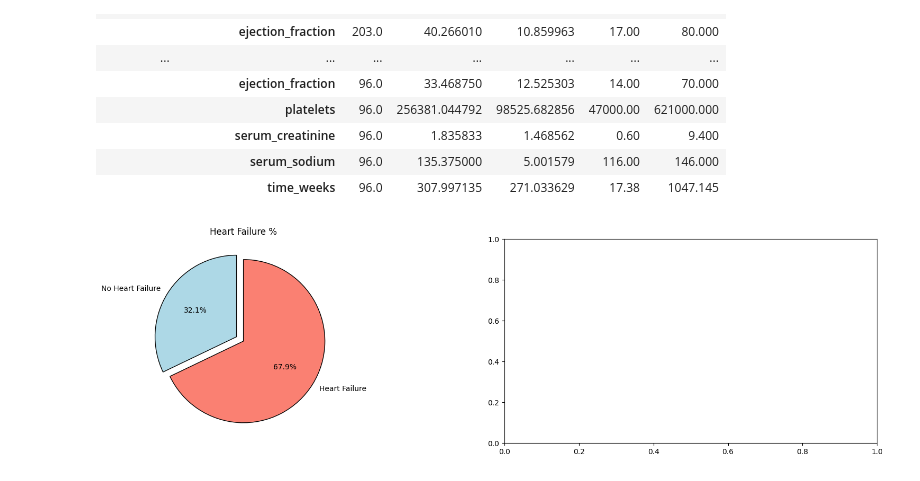
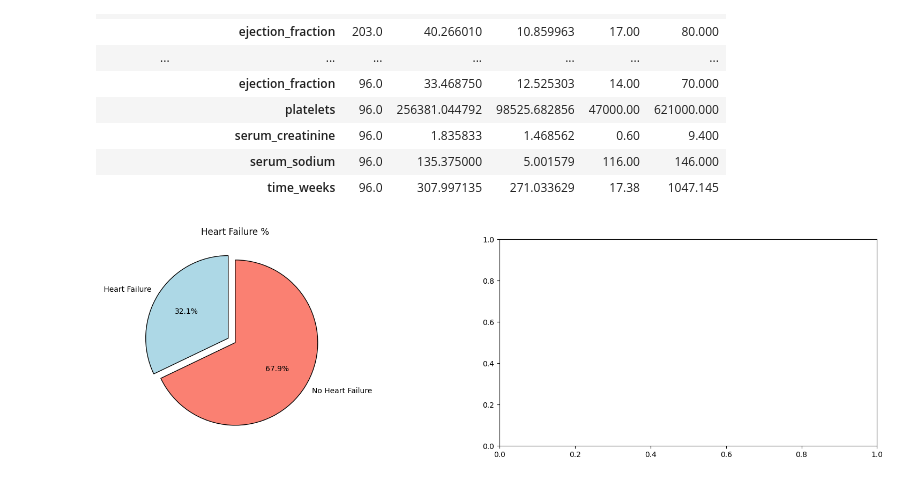
Before and after one commit to ShreyaSreeram/Datasci223-Final-Project, a Jupyter notebook: Datascience_223_Final_Project.ipynb, the cells around one changed output. Saved outputs shown, nothing was run; the diff lists cells and outputs as text; code cells hidden in the pictures.

```diff
--- a/Datascience_223_Final_Project.ipynb
+++ b/Datascience_223_Final_Project.ipynb
@@ -288,16 +288,16 @@ combined_desc.T
 # %%
 #Target variable visualisation to see how our data is balanced for the output variable (death_event):
 
 import matplotlib.pyplot as plt
 import seaborn as sns
 colors = ['lightblue', 'salmon']
 l = list(df['DEATH_EVENT'].value_counts())
 circle = [l[1] / sum(l) * 100,l[0] / sum(l) * 100]
 
 fig,ax = plt.subplots(nrows = 1,ncols = 2,figsize = (20,5))
 plt.subplot(1,2,1)
-plt.pie(circle,labels = ['No Heart Failure','Heart Failure'],autopct='%1.1f%%',startangle = 90,explode = (0.1,0),colors = colors,
+plt.pie(circle,labels = [' Heart Failure','No Heart Failure'],autopct='%1.1f%%',startangle = 90,explode = (0.1,0),colors = colors,
         wedgeprops = {'edgecolor' : 'black','linewidth': 1,'antialiased' : True})
 plt.title('Heart Failure %');
 # %% [output]
-[figure, old version]
+[figure, new version]
```
